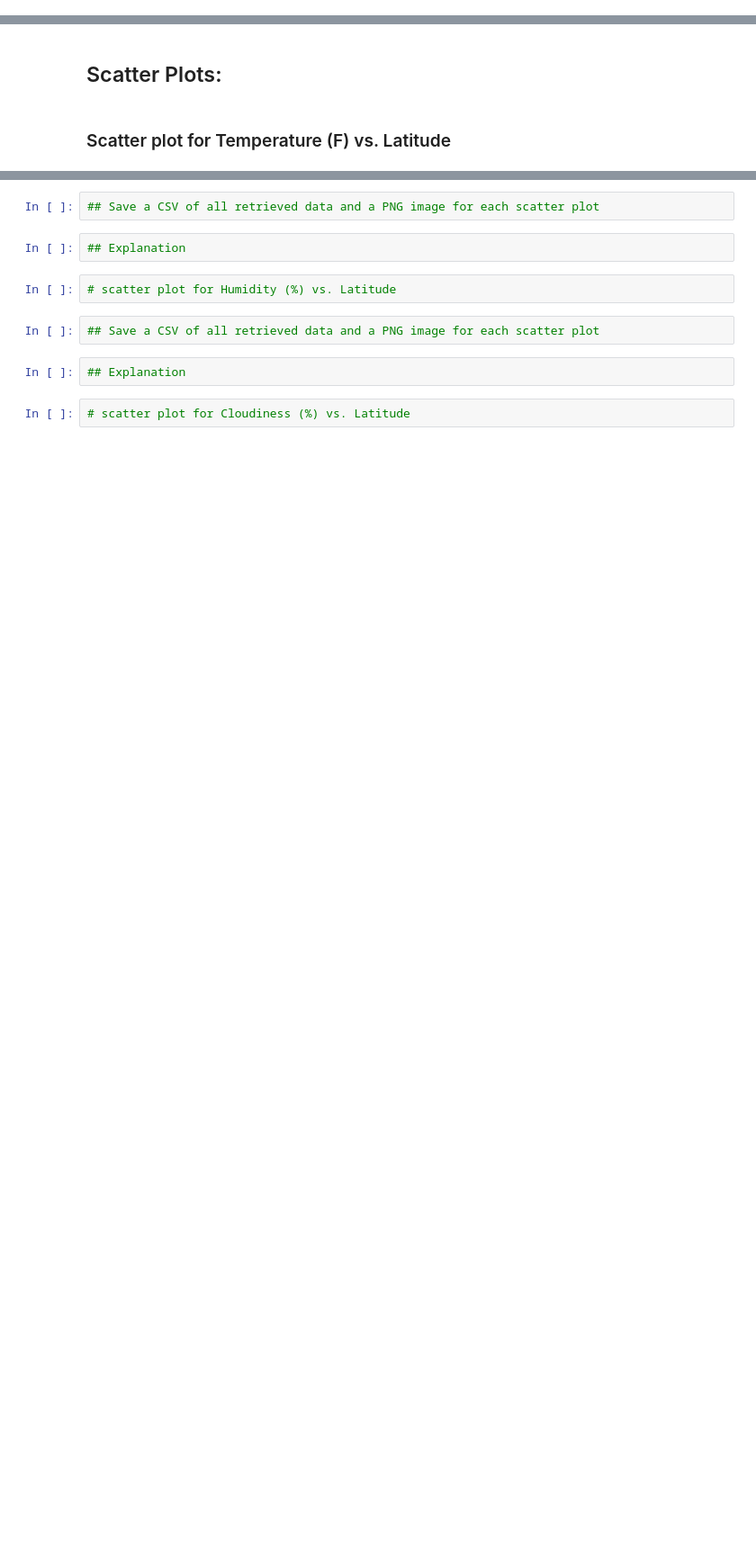
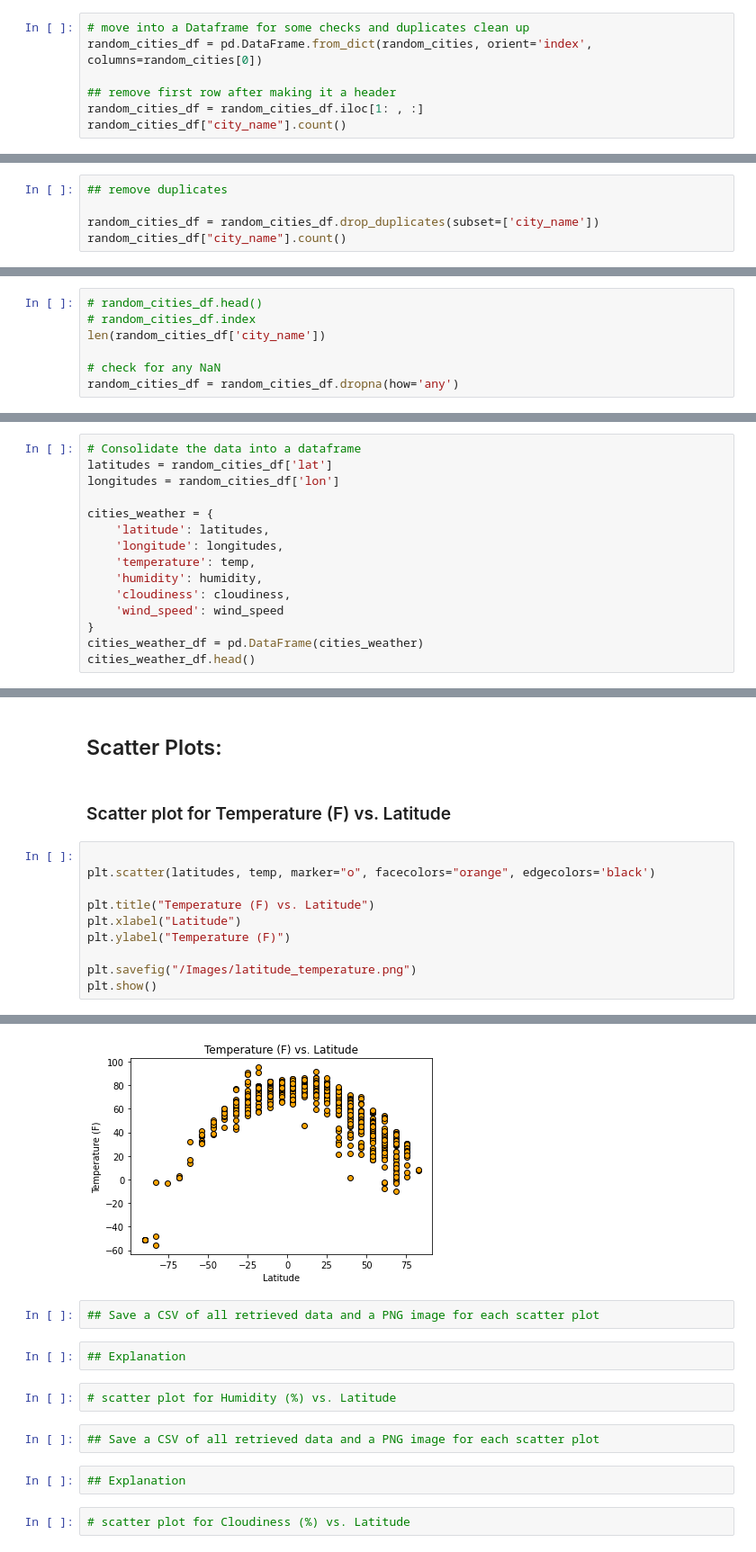
Before and after one commit to shirinegm/python-api-challenge, a Jupyter notebook: WeatherPy.ipynb, the cells around one changed output, grey strips where cells are left out. Shown: that part at 90% size. Saved outputs shown, nothing was run; the diff lists cells and outputs as text; blank space fills up the shorter version.

Commit message:
added api code and pulled weather data into csv file. Also added first scatter plot

```diff
--- a/WeatherPy.ipynb
+++ b/WeatherPy.ipynb
@@ -46,0 +55,7 @@ AttributeError: 'dict' object has no attribute 'city_name'
+# %%
+# move into a Dataframe for some checks and duplicates clean up
+random_cities_df = pd.DataFrame.from_dict(random_cities, orient='index', columns=random_cities[0])
+
+## remove first row after making it a header
+random_cities_df = random_cities_df.iloc[1: , :]
+random_cities_df["city_name"].count()
@@ -46,0 +64,5 @@ AttributeError: 'dict' object has no attribute 'city_name'
+# %%
+## remove duplicates
+
+random_cities_df = random_cities_df.drop_duplicates(subset=['city_name'])
+random_cities_df["city_name"].count()
@@ -46,0 +71,7 @@ AttributeError: 'dict' object has no attribute 'city_name'
+# %%
+# random_cities_df.head()
+# random_cities_df.index
+len(random_cities_df['city_name'])
+
+# check for any NaN
+random_cities_df = random_cities_df.dropna(how='any')
@@ -48,0 +158,15 @@ AttributeError: 'dict' object has no attribute 'city_name'
+# %%
+# Consolidate the data into a dataframe
+latitudes = random_cities_df['lat']
+longitudes = random_cities_df['lon']
+
+cities_weather = {
+    'latitude': latitudes,
+    'longitude': longitudes,
+    'temperature': temp,
+    'humidity': humidity,
+    'cloudiness': cloudiness,
+    'wind_speed': wind_speed
+}
+cities_weather_df = pd.DataFrame(cities_weather)
+cities_weather_df.head()
@@ -50,3 +184,14 @@ AttributeError: 'dict' object has no attribute 'city_name'
 ## Scatter Plots:
 # %% [markdown]
 ### Scatter plot for Temperature (F) vs. Latitude
+# %%
+
+plt.scatter(latitudes, temp, marker="o", facecolors="orange", edgecolors='black')
+
+plt.title("Temperature (F) vs. Latitude")
+plt.xlabel("Latitude")
+plt.ylabel("Temperature (F)")
+
+plt.savefig("/Images/latitude_temperature.png")
+plt.show()
+# %% [output]
@@ -53,3 +199,4 @@ AttributeError: 'dict' object has no attribute 'city_name'
+[figure, added]
 # %%
 ## Save a CSV of all retrieved data and a PNG image for each scatter plot
 # %%
```
Also changed, not shown: parts of 18 cells of this notebook, 1 other file.
